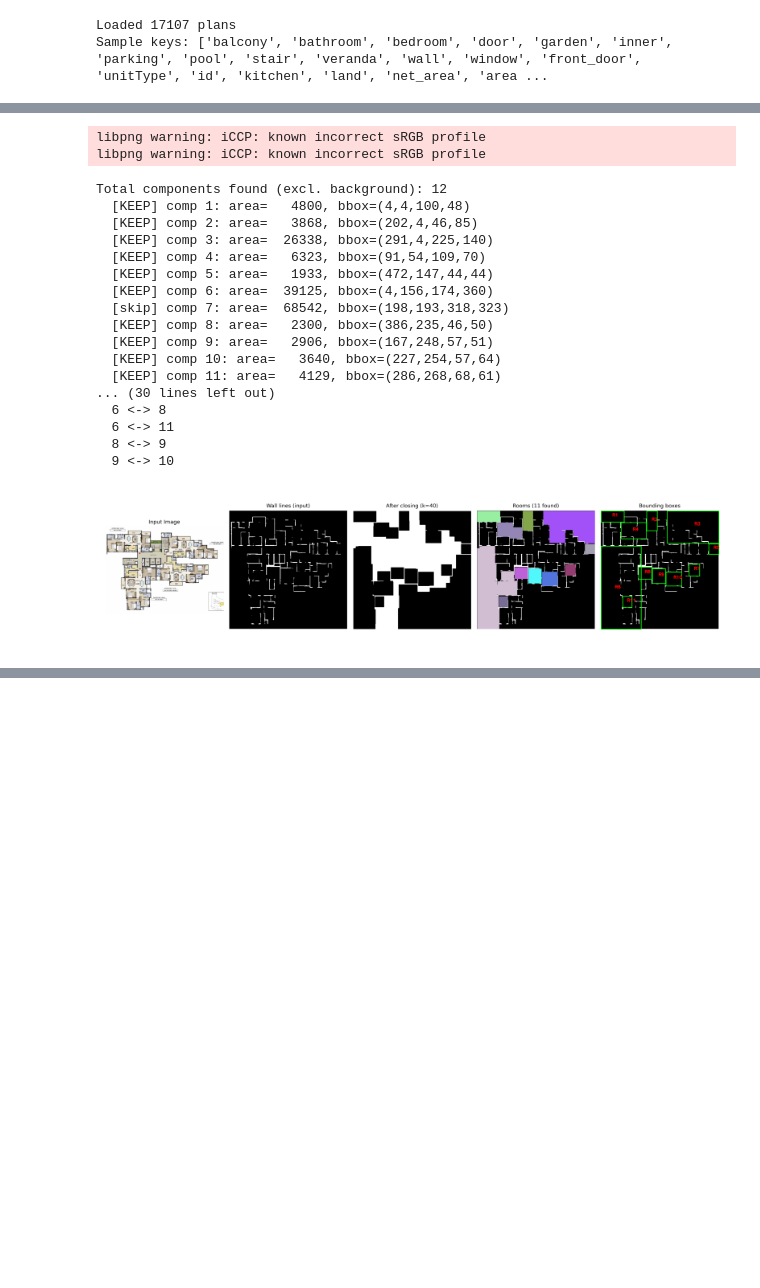
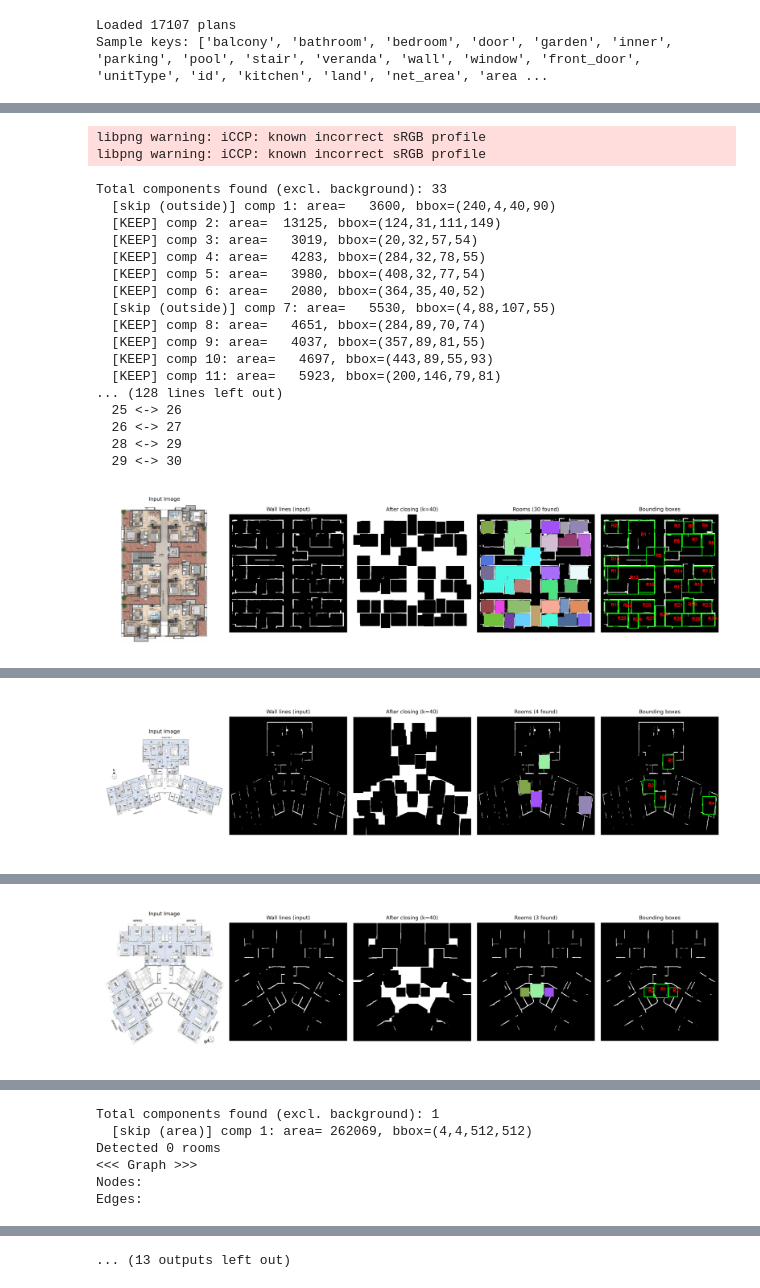
Before and after one commit to butchi-adari-tcgls/mitunet_2d_seg, a Jupyter notebook: resplan_analysis.ipynb, the cells around one changed output, grey strips where cells are left out. Cells and saved outputs as stored; diff of their text form; code cells hidden in the pictures; blank space fills up the shorter version.

```diff
--- a/resplan_analysis.ipynb
+++ b/resplan_analysis.ipynb
@@ -128,38 +145,38 @@ Total components found (excl. background): 12
 # %%
 from seg_graph_worker import build_graph, build_graph_from_mask, predict, find_room_boundaries
-img_path = "/opt/dlami/nvme/CPMS_ClusterPlans/plans/page30_img17584.png"
-# img_path = "/opt/dlami/nvme/CPMS_ClusterPlans/plans/page31_img17587.png"
-# img_path = "/opt/dlami/nvme/CPMS_ClusterPlans/clstr_aparna_2.png"
-# img_path = "/opt/dlami/nvme/CPMS_ClusterPlans/plans/page14_img32.png"
-# img_path = "test_images/test_image_2.png"
+# from this path go through 10 images
+plans_dir = "/opt/dlami/nvme/CPMS_ClusterPlans/plans/"
 
-# build_graph(img_path, border=3, kernel_size=30, iterations=1, min_room_area = 10, max_room_area=50000)
-build_graph(img_path, border=3, kernel_size=40, iterations=1, min_room_area = 10, max_room_area=50000)
-# plot room_detection.png image
-img = cv2.imread('room_detection.png')
-# set fig size to 10x10 inches
-plt.figure(figsize=(20, 20))
-plt.imshow(cv2.cvtColor(img, cv2.COLOR_BGR2RGB))
-plt.axis('off')
-plt.show()
+for img_name in os.listdir(plans_dir)[:10]:
+
+    img_path = os.path.join(plans_dir, img_name)
+    # build_graph(img_path, border=3, kernel_size=30, iterations=1, min_room_area = 10, max_room_area=50000)
+    build_graph(img_path, border=3, kernel_size=40, iterations=1, min_room_area = 10, max_room_area=50000)
+    # plot room_detection.png image
+    img = cv2.imread('room_detection.png')
+    # set fig size to 10x10 inches
+    plt.figure(figsize=(20, 20))
+    plt.imshow(cv2.cvtColor(img, cv2.COLOR_BGR2RGB))
+    plt.axis('off')
+    plt.show()
 # %% [output]
 libpng warning: iCCP: known incorrect sRGB profile
 libpng warning: iCCP: known incorrect sRGB profile
-Total components found (excl. background): 12
-  [KEEP] comp 1: area=   4800, bbox=(4,4,100,48)
-  [KEEP] comp 2: area=   3868, bbox=(202,4,46,85)
-  [KEEP] comp 3: area=  26338, bbox=(291,4,225,140)
-  [KEEP] comp 4: area=   6323, bbox=(91,54,109,70)
-  [KEEP] comp 5: area=   1933, bbox=(472,147,44,44)
-  [KEEP] comp 6: area=  39125, bbox=(4,156,174,360)
-  [skip] comp 7: area=  68542, bbox=(198,193,318,323)
-  [KEEP] comp 8: area=   2300, bbox=(386,235,46,50)
-  [KEEP] comp 9: area=   2906, bbox=(167,248,57,51)
-  [KEEP] comp 10: area=   3640, bbox=(227,254,57,64)
-  [KEEP] comp 11: area=   4129, bbox=(286,268,68,61)
-... (30 lines left out)
-  6 <-> 8
-  6 <-> 11
-  8 <-> 9
-  9 <-> 10
+Total components found (excl. background): 33
+  [skip (outside)] comp 1: area=   3600, bbox=(240,4,40,90)
+  [KEEP] comp 2: area=  13125, bbox=(124,31,111,149)
+  [KEEP] comp 3: area=   3019, bbox=(20,32,57,54)
+  [KEEP] comp 4: area=   4283, bbox=(284,32,78,55)
+  [KEEP] comp 5: area=   3980, bbox=(408,32,77,54)
+  [KEEP] comp 6: area=   2080, bbox=(364,35,40,52)
+  [skip (outside)] comp 7: area=   5530, bbox=(4,88,107,55)
+  [KEEP] comp 8: area=   4651, bbox=(284,89,70,74)
+  [KEEP] comp 9: area=   4037, bbox=(357,89,81,55)
+  [KEEP] comp 10: area=   4697, bbox=(443,89,55,93)
+  [KEEP] comp 11: area=   5923, bbox=(200,146,79,81)
+... (128 lines left out)
+  25 <-> 26
+  26 <-> 27
+  28 <-> 29
+  29 <-> 30
-[figure, old version]
+[figure, new version]
@@ -165,0 +203 @@ Total components found (excl. background): 12
+[figure, added]
@@ -165,0 +221 @@ Total components found (excl. background): 12
+[figure, added]
@@ -165,0 +224,6 @@ Total components found (excl. background): 12
+Total components found (excl. background): 1
+  [skip (area)] comp 1: area= 262069, bbox=(4,4,512,512)
+Detected 0 rooms
+<<< Graph >>>
+Nodes:
+Edges:
@@ -166,3 +238,4 @@ Total components found (excl. background): 12
+... (13 outputs left out)
 # %%
 def validate_graph(plan: Dict[str, Any],
                    rooms: List[Dict],
```
Also changed, not shown: parts of 9 cells of this notebook.
